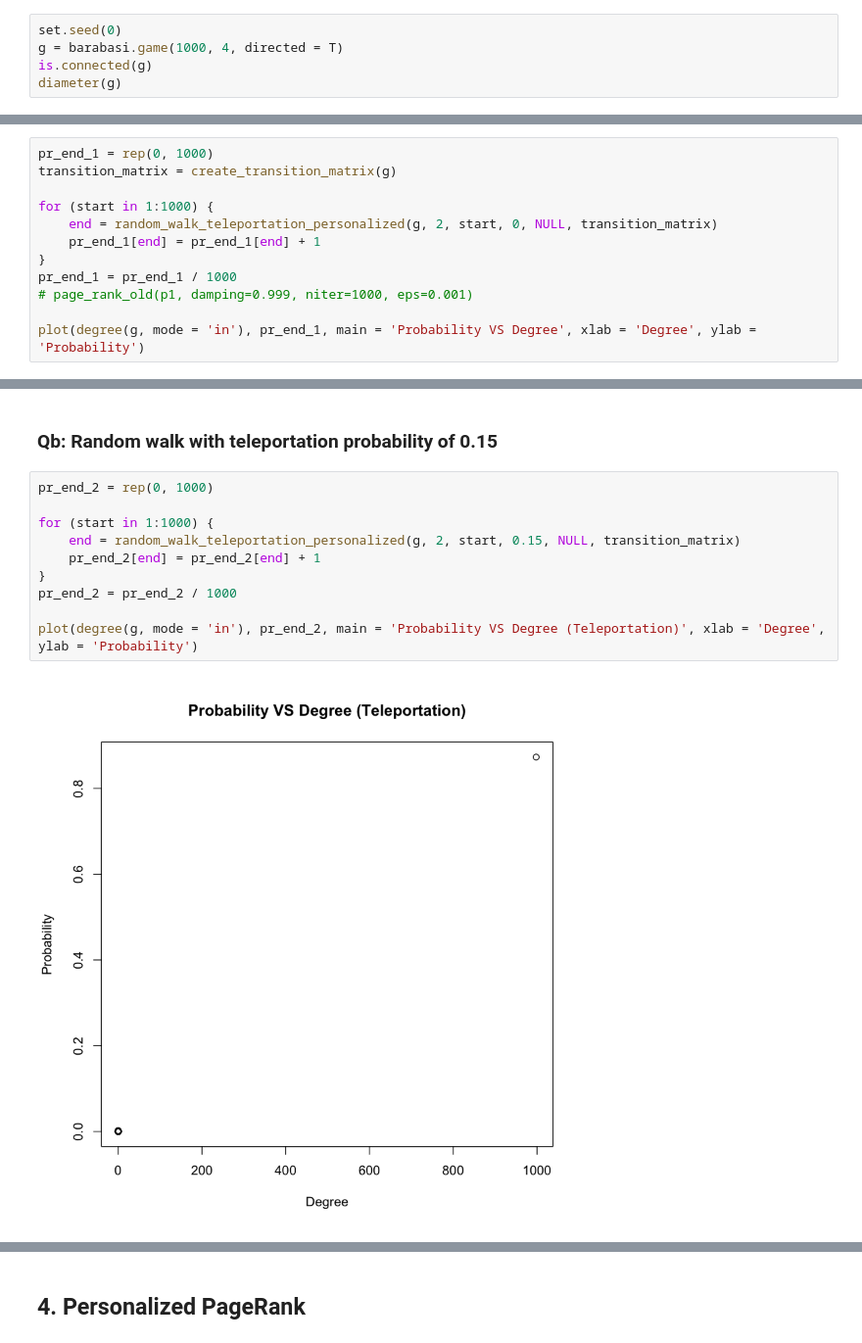
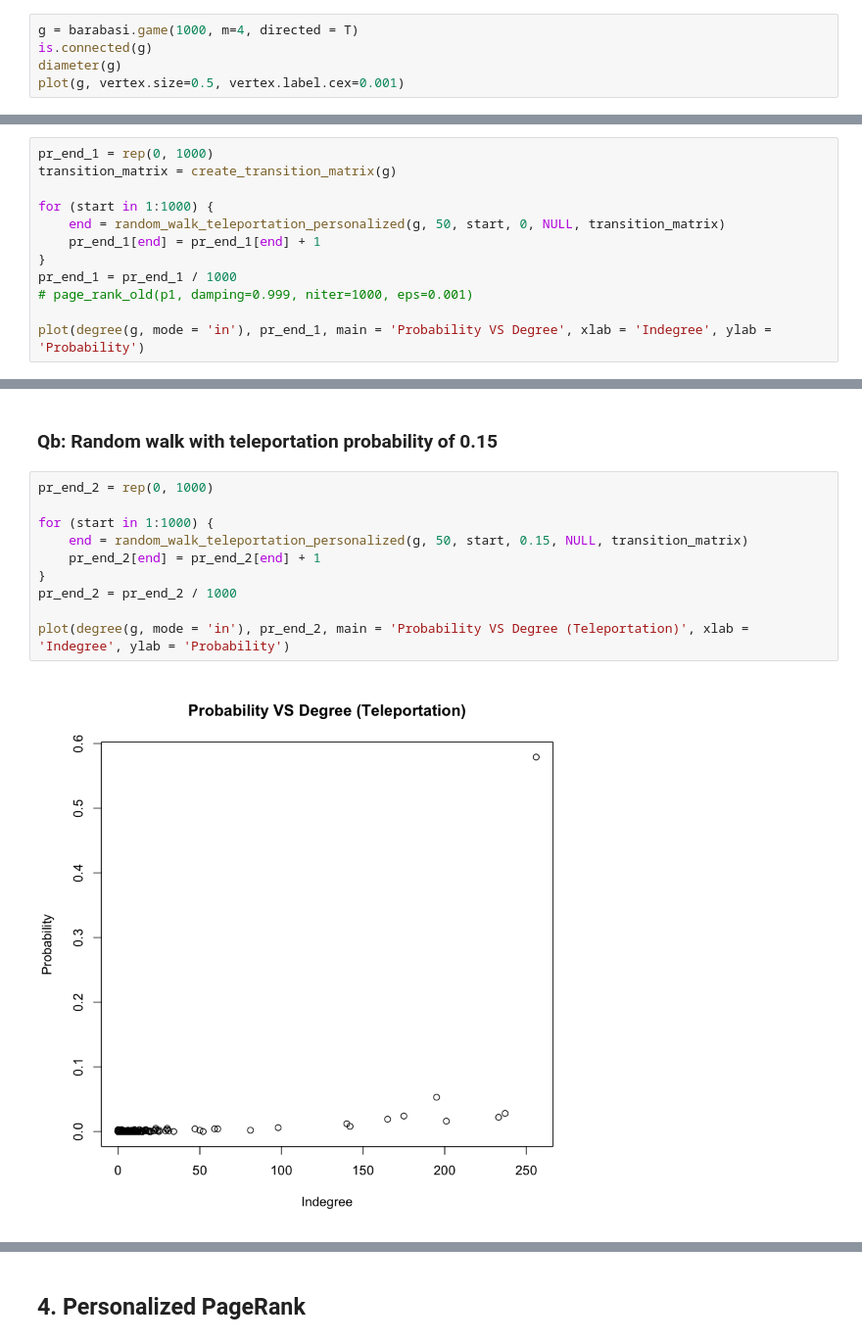
Before and after one commit to twjeric/UCLA-EE232-Large-Scale-Social-and-Complex-Networks, a Jupyter notebook: Project1/232EP2_PageRank.ipynb, the cells around one changed output, grey strips where cells are left out. Shown at 98% size. Cells and saved outputs as stored; diff of their text form.

```diff
--- a/Project1/232EP2_PageRank.ipynb
+++ b/Project1/232EP2_PageRank.ipynb
@@ -48,9 +48,9 @@ random_walk_teleportation_personalized = function (g, num_steps, start_node, tel
 # %% [markdown]
 ### Qa: Create a directed random network with 1000 nodes, using the preferential attachment model, where m = 4.
 # %%
-set.seed(0)
-g = barabasi.game(1000, 4, directed = T)
+g = barabasi.game(1000, m=4, directed = T)
 is.connected(g)
 diameter(g)
+plot(g, vertex.size=0.5, vertex.label.cex=0.001)
 # %% [output]
 [1] TRUE
@@ -60,11 +61,11 @@ pr_end_1 = rep(0, 1000)
 transition_matrix = create_transition_matrix(g)
 
 for (start in 1:1000) {
-    end = random_walk_teleportation_personalized(g, 2, start, 0, NULL, transition_matrix)
+    end = random_walk_teleportation_personalized(g, 50, start, 0, NULL, transition_matrix)
     pr_end_1[end] = pr_end_1[end] + 1
 }
 pr_end_1 = pr_end_1 / 1000
 # page_rank_old(p1, damping=0.999, niter=1000, eps=0.001)
 
-plot(degree(g, mode = 'in'), pr_end_1, main = 'Probability VS Degree', xlab = 'Degree', ylab = 'Probability')
+plot(degree(g, mode = 'in'), pr_end_1, main = 'Probability VS Degree', xlab = 'Indegree', ylab = 'Probability')
 # %% [output]
@@ -94,15 +95,15 @@ pr_end_1
 # %%
 pr_end_2 = rep(0, 1000)
 
 for (start in 1:1000) {
-    end = random_walk_teleportation_personalized(g, 2, start, 0.15, NULL, transition_matrix)
+    end = random_walk_teleportation_personalized(g, 50, start, 0.15, NULL, transition_matrix)
     pr_end_2[end] = pr_end_2[end] + 1
 }
 pr_end_2 = pr_end_2 / 1000
 
-plot(degree(g, mode = 'in'), pr_end_2, main = 'Probability VS Degree (Teleportation)', xlab = 'Degree', ylab = 'Probability')
+plot(degree(g, mode = 'in'), pr_end_2, main = 'Probability VS Degree (Teleportation)', xlab = 'Indegree', ylab = 'Probability')
 # %% [output]
-[figure, old version]
+[figure, new version]
 # %%
 pr_end_2
 # %% [output]
```
Also changed, not shown: parts of 8 cells of this notebook.
